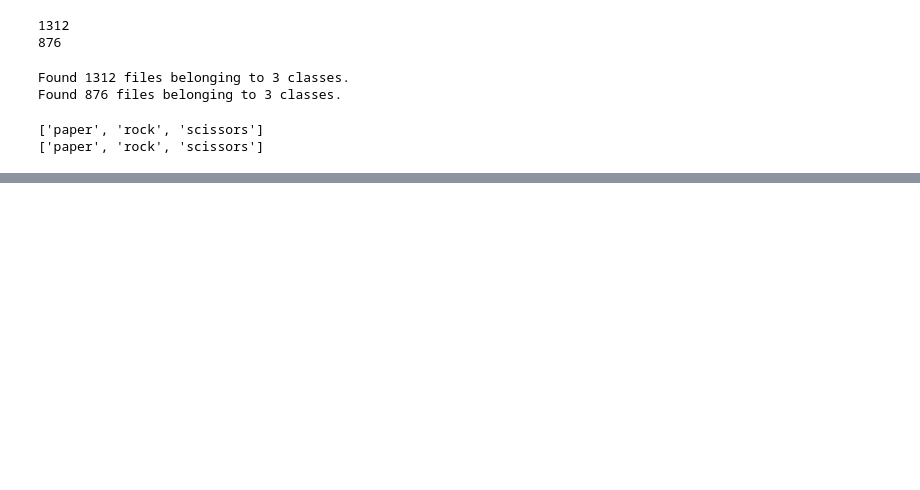
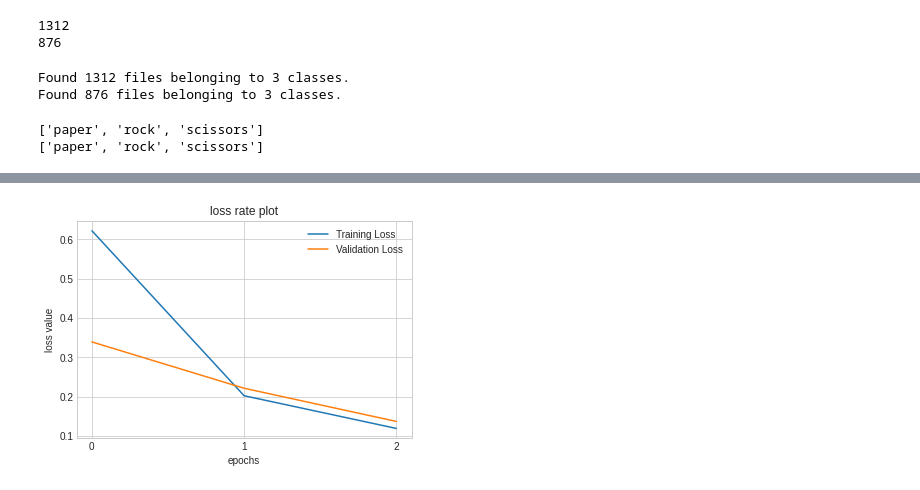
Before and after one commit to EtheriousKelv/Jan-Ken-Pon, a Jupyter notebook: Project Notebook.ipynb, the cells around one changed output, grey strips where cells are left out. Saved outputs shown, nothing was run; the diff lists cells and outputs as text; code cells hidden in the pictures; blank space fills up the shorter version.

```diff
--- a/Project Notebook.ipynb
+++ b/Project Notebook.ipynb
@@ -157,0 +153,8 @@ Epoch 5/5
+# %%
+from modelPlot import ModelPlot
+
+model_plot = ModelPlot(history)
+
+model_plot.loss_plot()
+# %% [output]
+[figure, added]
```
Also changed, not shown: parts of 7 cells of this notebook.
